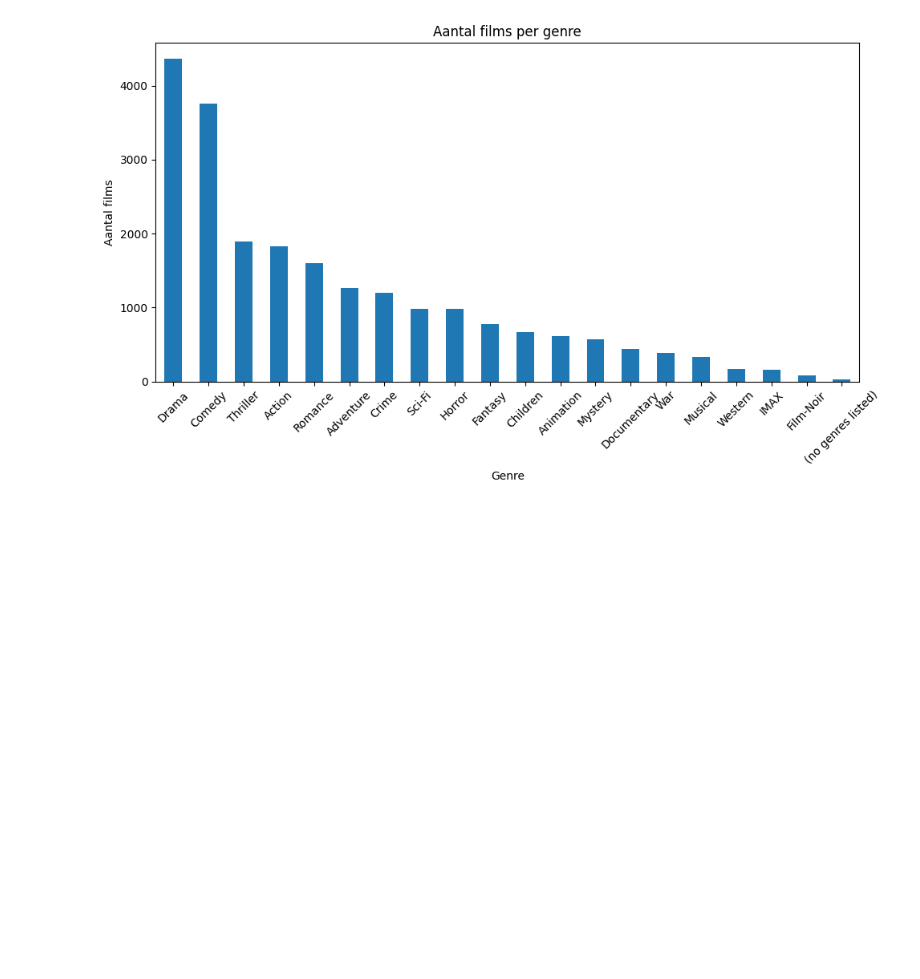
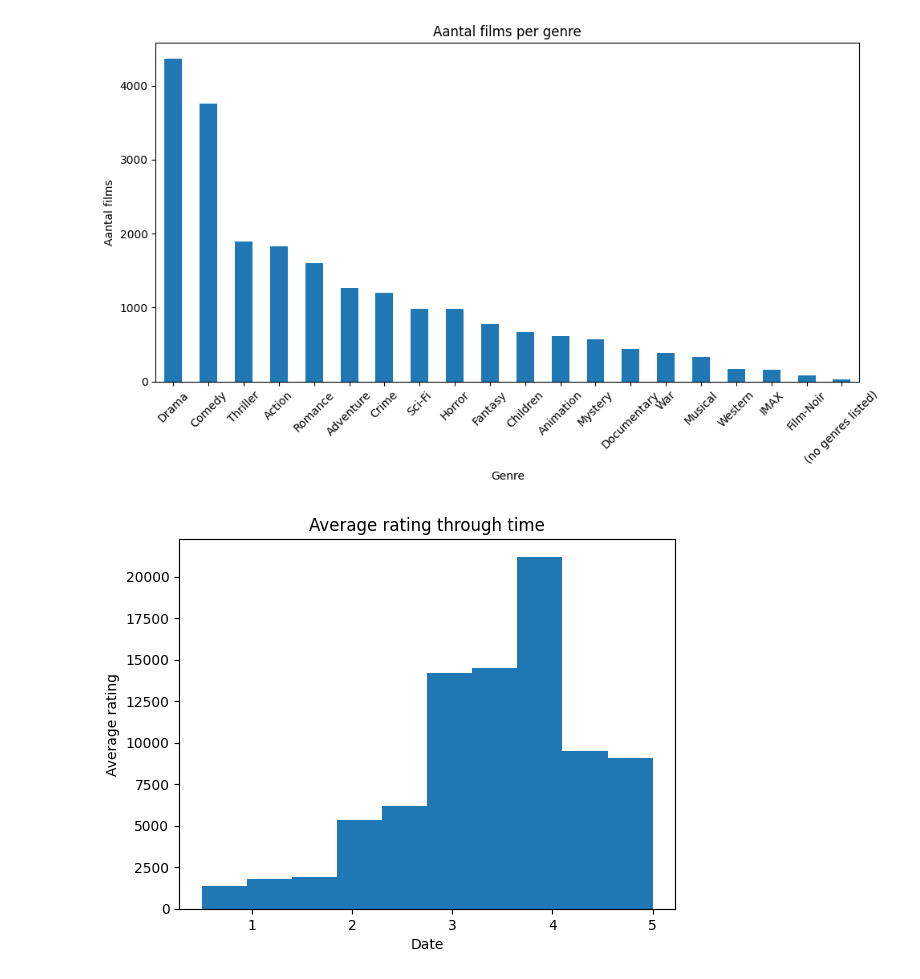
Before and after one commit to IkkiVD/MovieRS, a Jupyter notebook: baptiste.ipynb, the cells around one changed output. Drawn from its saved outputs; the diff is of its cells as text; code cells hidden in the pictures; blank space fills up the shorter version.

```diff
--- a/baptiste.ipynb
+++ b/baptiste.ipynb
@@ -77,3 +77,12 @@ plt.tight_layout()
 plt.show()
 # %% [output]
 [figure]
+# %%
+plt.hist(ratings.groupby("timestamp")["rating"].mean())
+fig, ax = plt.subplots()
+plt.title("Average rating through time")
+plt.xlabel("Date")
+plt.ylabel("Average rating")
+plt.show()
+# %% [output]
+[figure, added]
```
Also changed, not shown: 1 other file.
